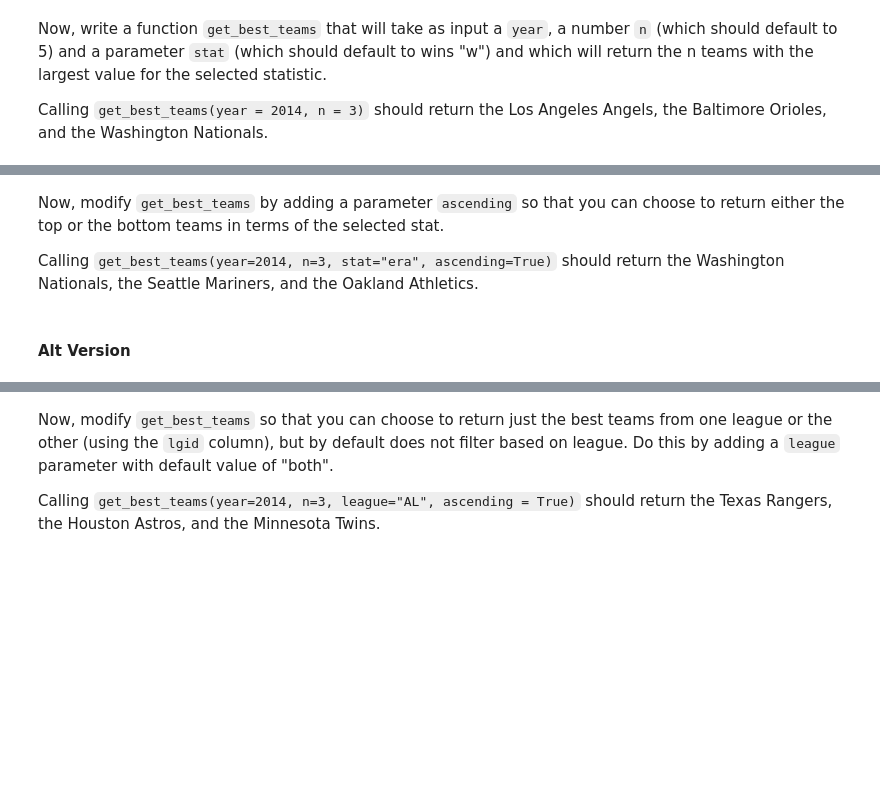
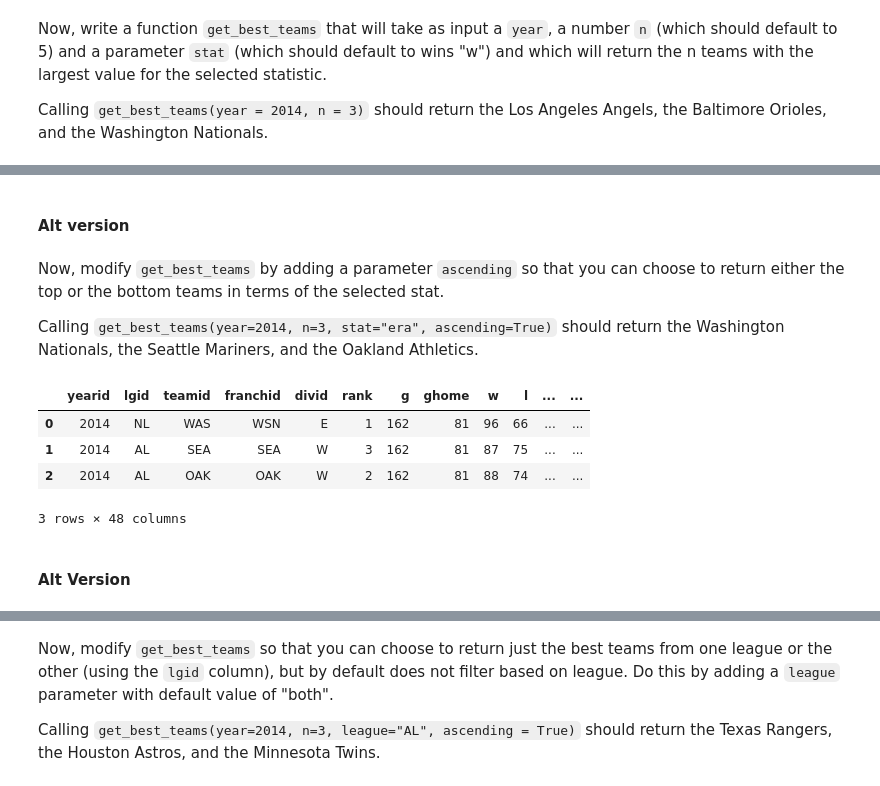
Before and after one commit to NSS-Data-Analytics-Cohort-11/loops-functions-practice-derekbeistad, a Jupyter notebook: notebooks/Loops_and_Functions_Practice.ipynb, the cells around one changed output, grey strips where cells are left out. Drawn from its saved outputs; the diff is of its cells as text; code cells hidden in the pictures; blank space fills up the shorter version.

```diff
--- a/notebooks/Loops_and_Functions_Practice.ipynb
+++ b/notebooks/Loops_and_Functions_Practice.ipynb
@@ -239,0 +233,2 @@ def alt_get_best_teams(year, n = 5, stat = 'w'):
+# %% [markdown]
+#### Alt version
@@ -256,6 +256,10 @@ def get_best_teams(year, n = 5, stat = 'w', ascending = False):
             """
     return pd.read_sql(text(query), con = engine)
 # %%
-# get_best_teams(year=2014, n=3, stat="era", ascending=True)
+get_best_teams(year=2014, n=3, stat="era", ascending=True)
+# %% [output]
+|  | yearid | lgid | teamid | franchid | divid | rank | g | ghome | w | l | ... | ... |
+| 0 | 2014 | NL | WAS | WSN | E | 1 | 162 | 81 | 96 | 66 | ... | ... |
+| 1 | 2014 | AL | SEA | SEA | W | 3 | 162 | 81 | 87 | 75 | ... | ... |
+| 2 | 2014 | AL | OAK | OAK | W | 2 | 162 | 81 | 88 | 74 | ... | ... |
+3 rows × 48 columns
-# %% [markdown]
-#### Alt Version
@@ -266,0 +266,2 @@ def alt_get_best_teams(year, n = 5, stat = 'w', ascending = False):
+# %% [markdown]
+#### Alt Version
```
Also changed, not shown: parts of 40 cells of this notebook.
